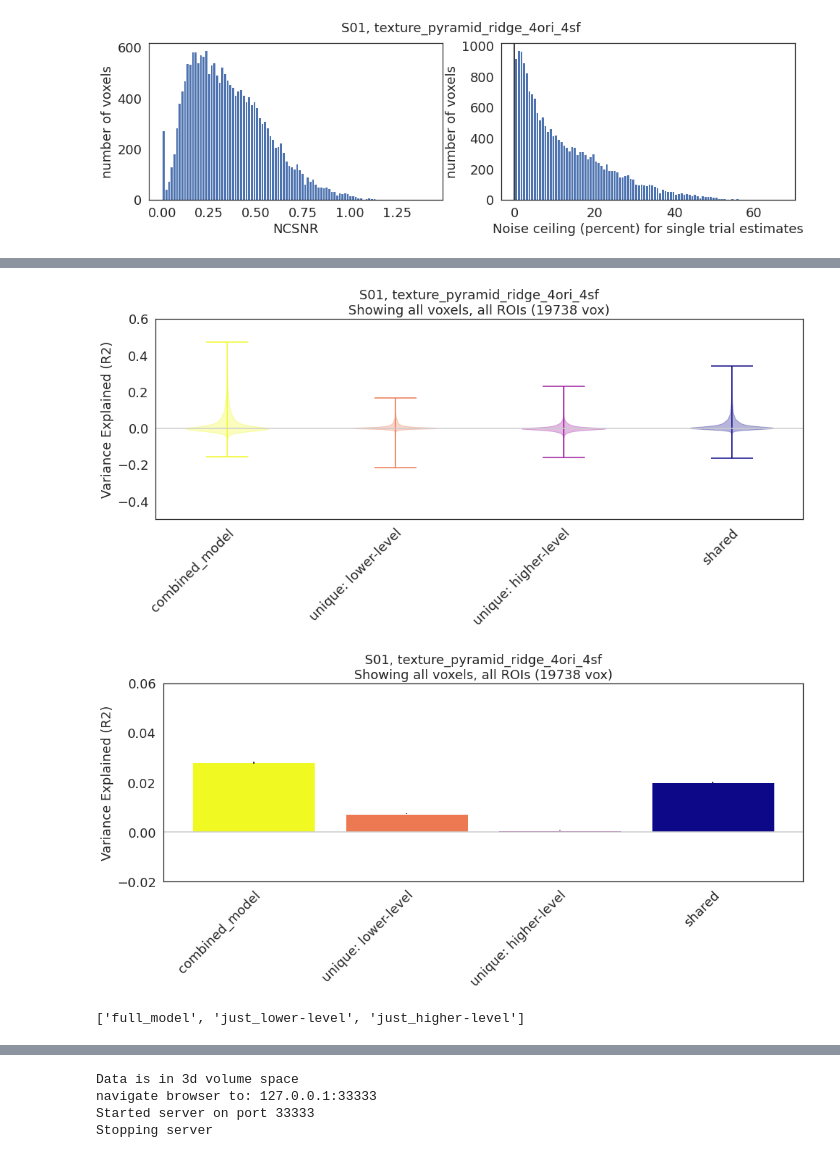
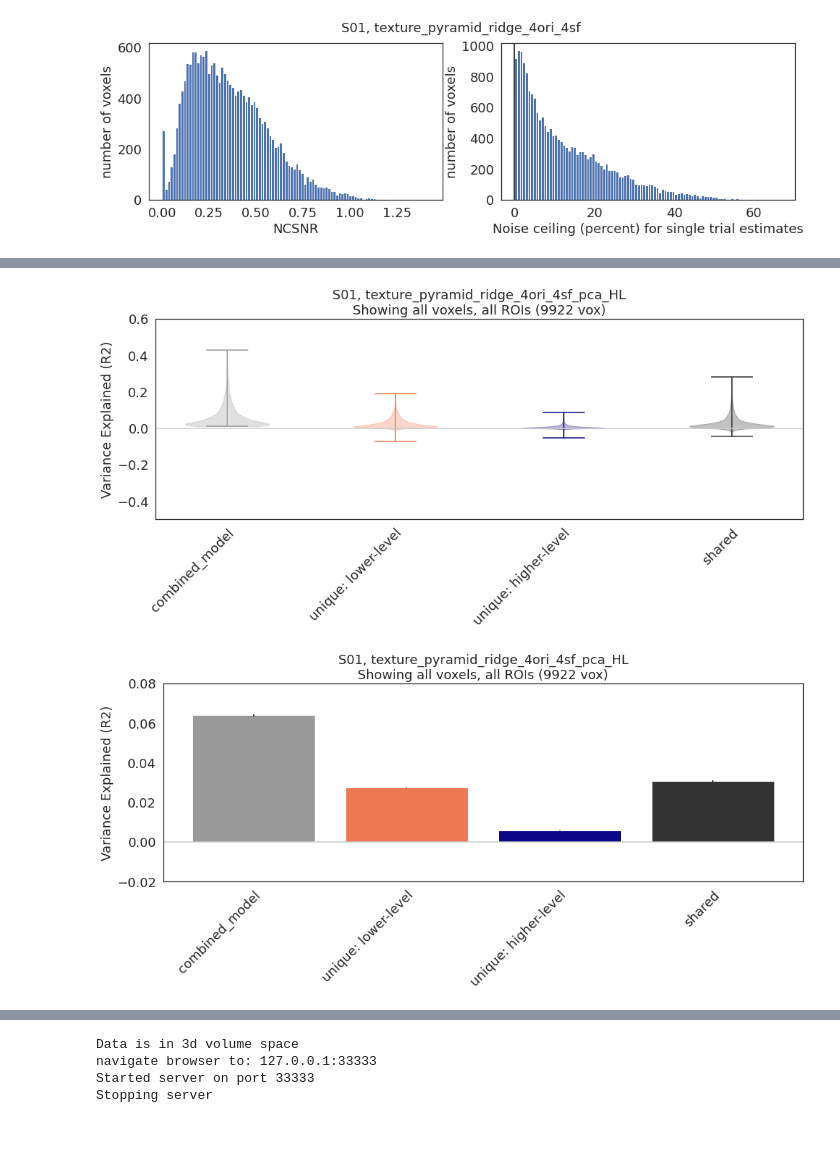
Before and after one commit to mmhenderson/modfit, a Jupyter notebook: notebooks/plot_results/plot_pyramid_texture_model.ipynb, the cells around one changed output, grey strips where cells are left out. Saved outputs shown, nothing was run; the diff lists cells and outputs as text; code cells hidden in the pictures.

```diff
--- a/notebooks/plot_results/plot_pyramid_texture_model.ipynb
+++ b/notebooks/plot_results/plot_pyramid_texture_model.ipynb
@@ -22,13 +22,13 @@ from utils import roi_utils, nsd_utils, default_paths, stats_utils
 
 subject = 1
 volume_space=True
-fitting_type = 'texture_pyramid_ridge_4ori_4sf'
-# fitting_type = 'texture_pyramid_ridge_4ori_4sf_pca_HL'
+# fitting_type = 'texture_pyramid_ridge_4ori_4sf'
+fitting_type = 'texture_pyramid_ridge_4ori_4sf_pca_HL'
 # fitting_type = 'texture_pyramid_ridge_4ori_4sf_pca_LL_pca_HL'
 
 root = os.path.dirname(os.path.dirname(os.getcwd()))
 out, fig_save_folder = load_fits.load_fit_results(subject, volume_space, fitting_type, \
-                                                  n_from_end=1, root=root, verbose=True);
+                                                  n_from_end=0, root=root, verbose=True);
 load_fits.print_output_summary(out)
 
 if not os.path.exists(fig_save_folder):
@@ -120,10 +133,12 @@ shared_ab, unique_a, unique_b = stats_utils.get_shared_unique_var(val_r2[:,pp0],
 
 var_expl = np.concatenate((val_r2[:,pp0:pp0+1], unique_a[:,np.newaxis], unique_b[:,np.newaxis],shared_ab[:,np.newaxis]),axis=1)
 
-colors = cm.plasma(np.linspace(0,1,len(ve_names)))
+colors = cm.plasma(np.linspace(0,1,4))
 colors = np.flipud(colors)
+colors = np.concatenate((np.array([[0.6, 0.6, 0.6, 1]]), colors[[1,3],:], np.array([[0.2, 0.2, 0.2, 1]])), axis=0)
 
-inds2use = np.ones(np.shape(val_r2[:,0]))==1
+inds2use = val_r2[:,0]>0.01
+# inds2use = np.ones(np.shape(val_r2[:,0]))==1
 
 vp = plot_utils.violin_plot(colors=colors, column_labels=ve_names, ylabel='Variance Explained (R2)', \
                  title='S%02d, %s\nShowing all voxels, all ROIs (%d vox)'%(subject, fitting_type, \
@@ -136,41 +151,38 @@ if fig_save_folder is not None:
     plt.savefig(os.path.join(fig_save_folder,'uniq_var_violin_allrois.pdf'))
     plt.savefig(os.path.join(fig_save_folder,'uniq_var_violin_allrois.png'))
 # %% [output]
-[figure, old version]
+[figure, new version]
 # %%
 pp0 = 0
 pp1 = 1
 pp2 = 2
 
 name1 = out['partial_version_names'][pp1][5:]
 name2 = out['partial_version_names'][pp2][5:]
 val_r2 = out['val_r2']
 ve_names = ['combined_model', 'unique: ' + name1, 'unique: ' + name2, 'shared']
 shared_ab, unique_a, unique_b = stats_utils.get_shared_unique_var(val_r2[:,pp0], val_r2[:,pp1], val_r2[:,pp2])
 
 var_expl = np.concatenate((val_r2[:,pp0:pp0+1], unique_a[:,np.newaxis], unique_b[:,np.newaxis],shared_ab[:,np.newaxis]),axis=1)
 
-colors = cm.plasma(np.linspace(0,1,len(ve_names)))
+colors = cm.plasma(np.linspace(0,1,4))
 colors = np.flipud(colors)
+colors = np.concatenate((np.array([[0.6, 0.6, 0.6, 1]]), colors[[1,3],:], np.array([[0.2, 0.2, 0.2, 1]])), axis=0)
 
-inds2use = np.ones(np.shape(val_r2[:,0]))==1
+inds2use = val_r2[:,0]>0.01
 
 bp = plot_utils.bar_plot(colors=colors, column_labels=ve_names, ylabel='Variance Explained (R2)', \
                  title='S%02d, %s\nShowing all voxels, all ROIs (%d vox)'%(subject, fitting_type, \
                                                         np.sum(inds2use)), \
-                                                        horizontal_line_pos=0, ylims=[-0.02, 0.06])
+                                                        horizontal_line_pos=0, ylims=[-0.02, 0.08])
 bp.create(data=var_expl[inds2use,:], new_fig=True)
 
 plt.gcf().subplots_adjust(bottom=0.4)
 if fig_save_folder is not None:
     plt.savefig(os.path.join(fig_save_folder,'uniq_var_bars_allrois.pdf'))
     plt.savefig(os.path.join(fig_save_folder,'uniq_var_bars_allrois.png'))
 # %% [output]
-[figure, old version]
+[figure, new version]
-# %%
-out['partial_version_names']
-# %% [output]
-['full_model', 'just_lower-level', 'just_higher-level']
 # %%
 pp0 = 0
 pp1 = 1
```
Also changed, not shown: parts of 22 cells of this notebook, 10 other files.
